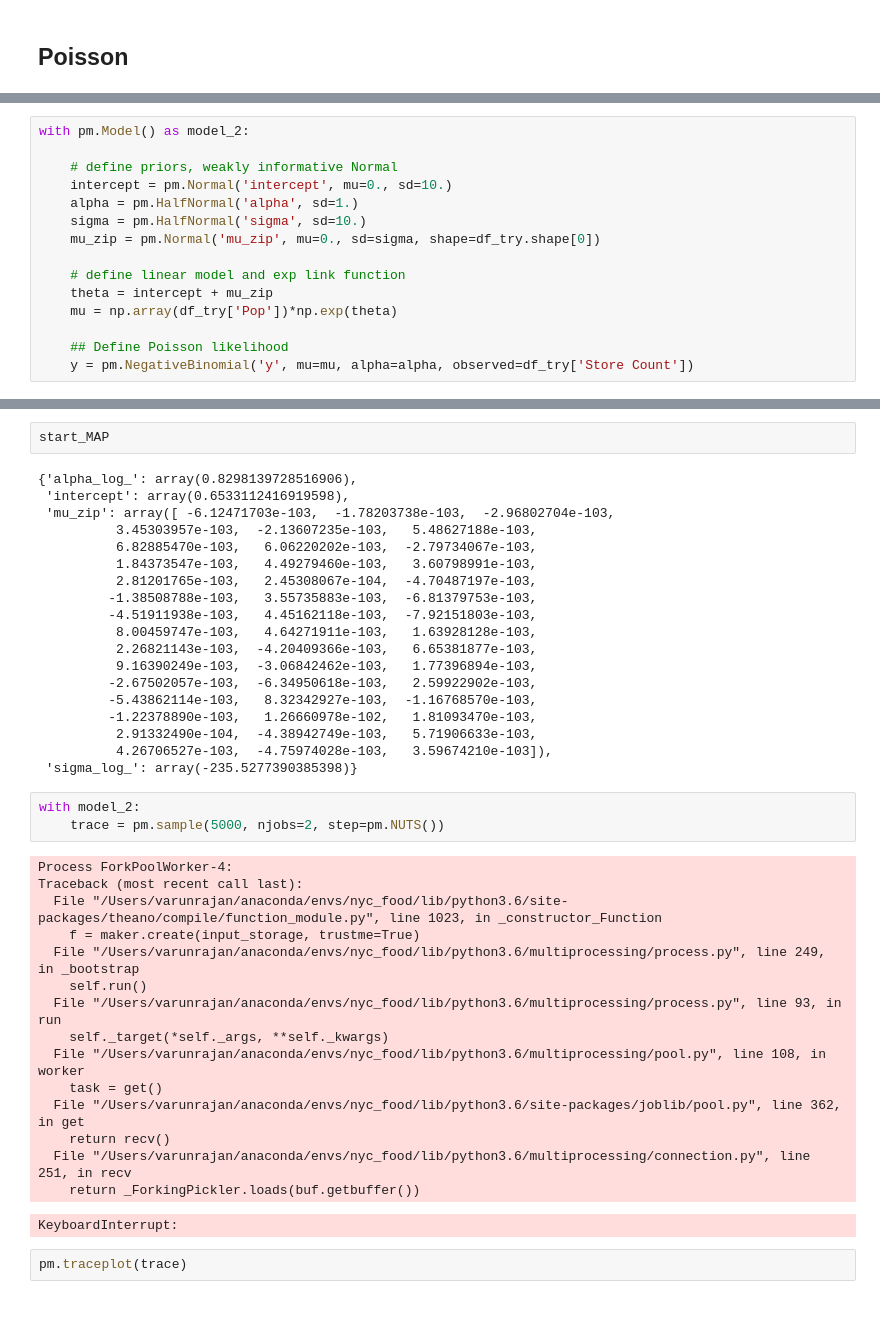
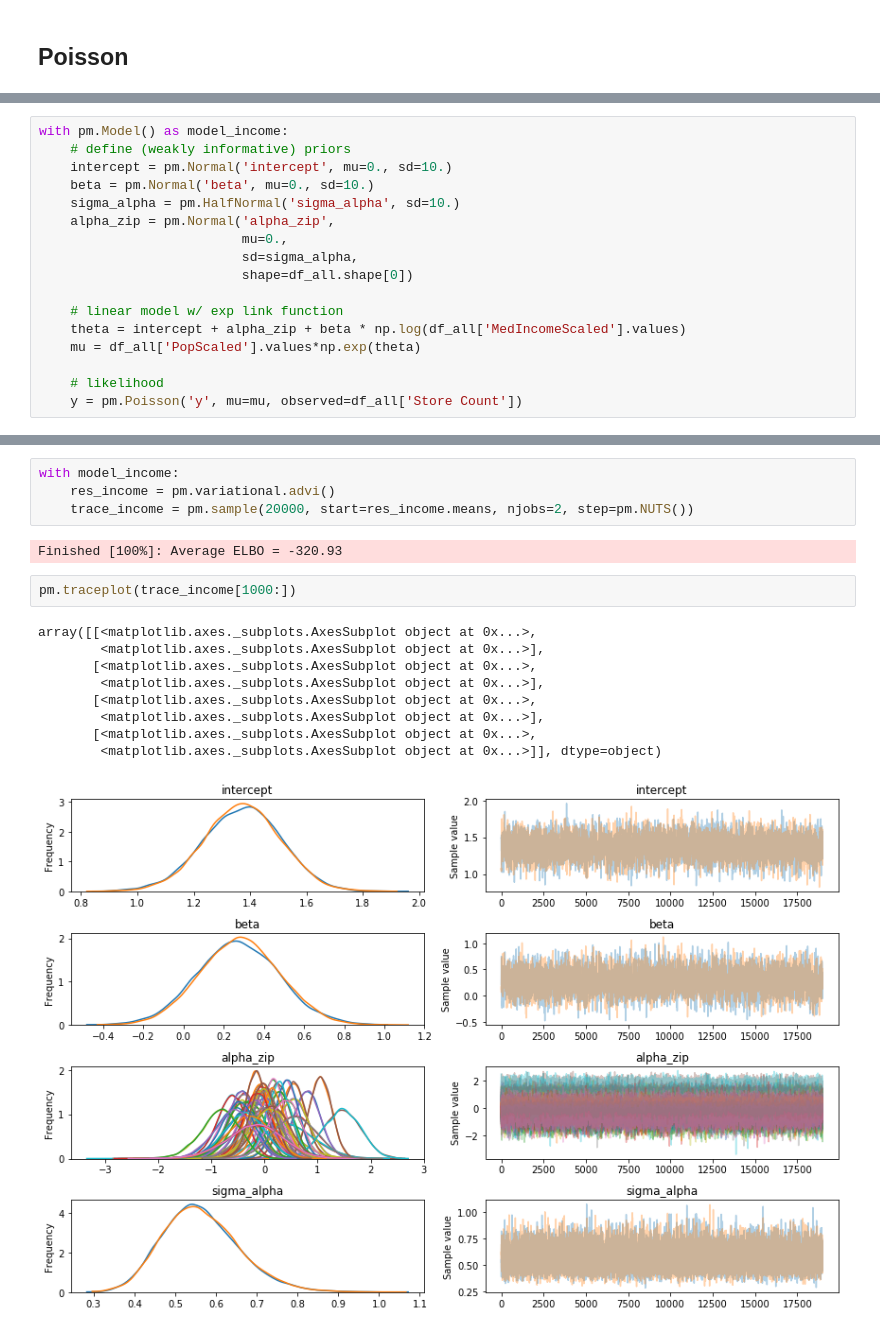
Before and after one commit to varunprajan/nyc-food, a Jupyter notebook: Model.ipynb, the cells around one changed output, grey strips where cells are left out. Drawn from its saved outputs; the diff is of its cells as text.

```diff
--- a/Model.ipynb
+++ b/Model.ipynb
@@ -132,15 +125,17 @@ plt.show()
 # %%
-with pm.Model() as model_2:
+with pm.Model() as model_income:
+    # define (weakly informative) priors
+    intercept = pm.Normal('intercept', mu=0., sd=10.)
+    beta = pm.Normal('beta', mu=0., sd=10.)
+    sigma_alpha = pm.HalfNormal('sigma_alpha', sd=10.)
+    alpha_zip = pm.Normal('alpha_zip',
+                          mu=0.,
+                          sd=sigma_alpha,
+                          shape=df_all.shape[0])
 
-    # define priors, weakly informative Normal
-    intercept = pm.Normal('intercept', mu=0., sd=10.)
-    alpha = pm.HalfNormal('alpha', sd=1.)
-    sigma = pm.HalfNormal('sigma', sd=10.)
-    mu_zip = pm.Normal('mu_zip', mu=0., sd=sigma, shape=df_try.shape[0])
+    # linear model w/ exp link function
+    theta = intercept + alpha_zip + beta * np.log(df_all['MedIncomeScaled'].values)
+    mu = df_all['PopScaled'].values*np.exp(theta)
 
-    # define linear model and exp link function
-    theta = intercept + mu_zip
-    mu = np.array(df_try['Pop'])*np.exp(theta)
-
-    ## Define Poisson likelihood
-    y = pm.NegativeBinomial('y', mu=mu, alpha=alpha, observed=df_try['Store Count'])
+    # likelihood
+    y = pm.Poisson('y', mu=mu, observed=df_all['Store Count'])
@@ -177,42 +142,18 @@ Warning: Desired error not necessarily achieved due to precision loss.
-# %%
-start_MAP
-# %% [output]
-{'alpha_log_': array(0.8298139728516906),
- 'intercept': array(0.6533112416919598),
- 'mu_zip': array([ -6.12471703e-103,  -1.78203738e-103,  -2.96802704e-103,
-          3.45303957e-103,  -2.13607235e-103,   5.48627188e-103,
-          6.82885470e-103,   6.06220202e-103,  -2.79734067e-103,
-          1.84373547e-103,   4.49279460e-103,   3.60798991e-103,
-          2.81201765e-103,   2.45308067e-104,  -4.70487197e-103,
-         -1.38508788e-103,   3.55735883e-103,  -6.81379753e-103,
-         -4.51911938e-103,   4.45162118e-103,  -7.92151803e-103,
-          8.00459747e-103,   4.64271911e-103,   1.63928128e-103,
-          2.26821143e-103,  -4.20409366e-103,   6.65381877e-103,
-          9.16390249e-103,  -3.06842462e-103,   1.77396894e-103,
-         -2.67502057e-103,  -6.34950618e-103,   2.59922902e-103,
-         -5.43862114e-103,   8.32342927e-103,  -1.16768570e-103,
-         -1.22378890e-103,   1.26660978e-102,   1.81093470e-103,
-          2.91332490e-104,  -4.38942749e-103,   5.71906633e-103,
-          4.26706527e-103,  -4.75974028e-103,   3.59674210e-103]),
- 'sigma_log_': array(-235.5277390385398)}
 # %%
-with model_2:
-    trace = pm.sample(5000, njobs=2, step=pm.NUTS())
+with model_income:
+    res_income = pm.variational.advi()
+    trace_income = pm.sample(20000, start=res_income.means, njobs=2, step=pm.NUTS())
 # %% [output]
-Process ForkPoolWorker-4:
-Traceback (most recent call last):
-  File "/Users/varunrajan/anaconda/envs/nyc_food/lib/python3.6/site-packages/theano/compile/function_module.py", line 1023, in _constructor_Function
-    f = maker.create(input_storage, trustme=True)
-  File "/Users/varunrajan/anaconda/envs/nyc_food/lib/python3.6/multiprocessing/process.py", line 249, in _bootstrap
-    self.run()
-  File "/Users/varunrajan/anaconda/envs/nyc_food/lib/python3.6/multiprocessing/process.py", line 93, in run
-    self._target(*self._args, **self._kwargs)
-  File "/Users/varunrajan/anaconda/envs/nyc_food/lib/python3.6/multiprocessing/pool.py", line 108, in worker
-    task = get()
-  File "/Users/varunrajan/anaconda/envs/nyc_food/lib/python3.6/site-packages/joblib/pool.py", line 362, in get
-    return recv()
-  File "/Users/varunrajan/anaconda/envs/nyc_food/lib/python3.6/multiprocessing/connection.py", line 251, in recv
-    return _ForkingPickler.loads(buf.getbuffer())
+Finished [100%]: Average ELBO = -320.93
-KeyboardInterrupt:
 # %%
-pm.traceplot(trace)
+pm.traceplot(trace_income[1000:])
+# %% [output]
+array([[<matplotlib.axes._subplots.AxesSubplot object at 0x...>,
+        <matplotlib.axes._subplots.AxesSubplot object at 0x...>],
+       [<matplotlib.axes._subplots.AxesSubplot object at 0x...>,
+        <matplotlib.axes._subplots.AxesSubplot object at 0x...>],
+       [<matplotlib.axes._subplots.AxesSubplot object at 0x...>,
+        <matplotlib.axes._subplots.AxesSubplot object at 0x...>],
+       [<matplotlib.axes._subplots.AxesSubplot object at 0x...>,
+        <matplotlib.axes._subplots.AxesSubplot object at 0x...>]], dtype=object)
+[figure, added]
```
Also changed, not shown: parts of 44 cells of this notebook, 5 other files.
